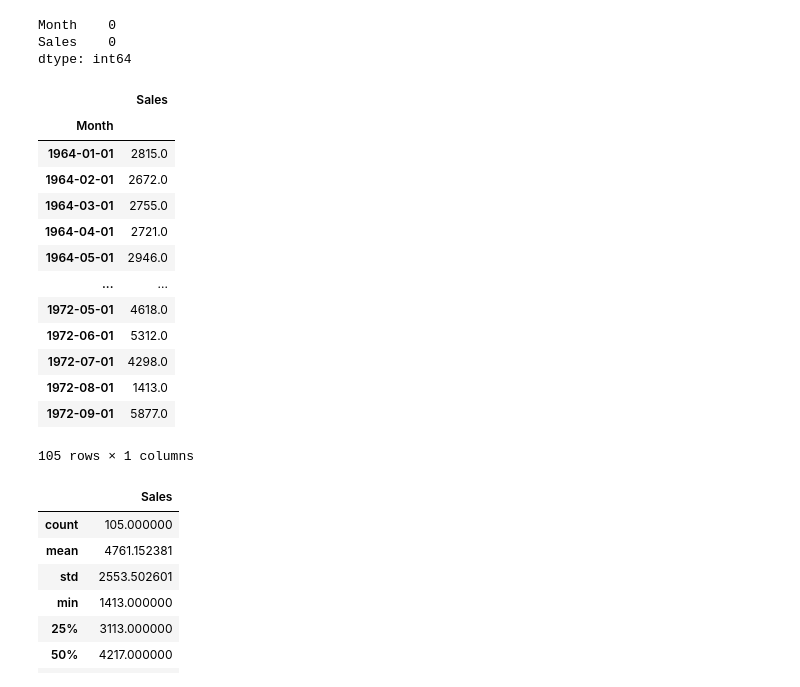
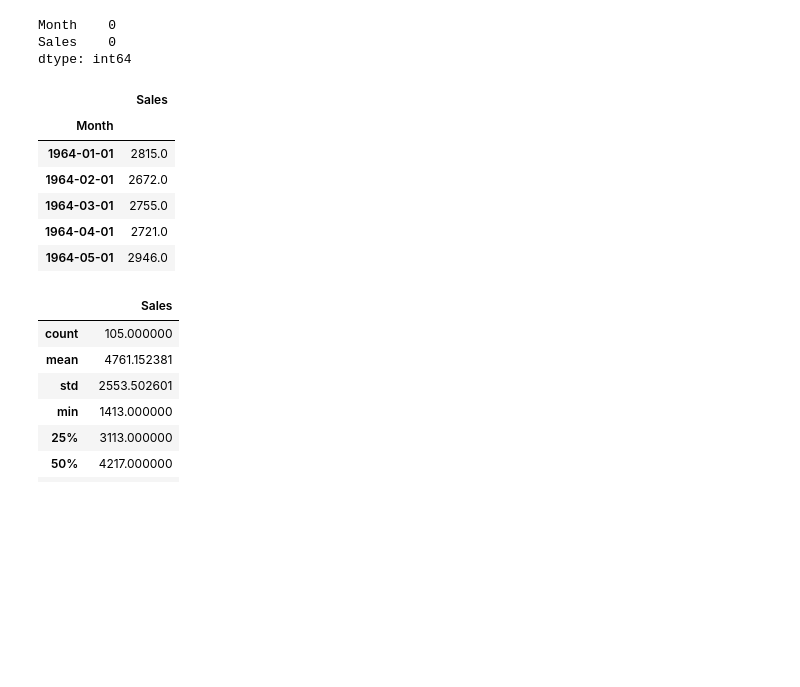
Before and after one commit to PriyankarSingha/sales_forecasting, a Jupyter notebook: sales_forecasting.ipynb, the cells around one changed output. Saved outputs shown, nothing was run; the diff lists cells and outputs as text; code cells hidden in the pictures; blank space fills up the shorter version.

```diff
--- a/sales_forecasting.ipynb
+++ b/sales_forecasting.ipynb
@@ -50,22 +50,15 @@ df['Month'] = pd.to_datetime(df['Month'])
 # %%
 df.set_index('Month',inplace=True)
 # %%
-df
+df.head()
 # %% [output]
 |  | Sales |
 | Month |  |
 | 1964-01-01 | 2815.0 |
 | 1964-02-01 | 2672.0 |
 | 1964-03-01 | 2755.0 |
 | 1964-04-01 | 2721.0 |
 | 1964-05-01 | 2946.0 |
-| ... | ... |
-| 1972-05-01 | 4618.0 |
-| 1972-06-01 | 5312.0 |
-| 1972-07-01 | 4298.0 |
-| 1972-08-01 | 1413.0 |
-| 1972-09-01 | 5877.0 |
-105 rows × 1 columns
 # %%
 df.describe()
 # %% [output]
```
Also changed, not shown: parts of 4 cells of this notebook, 2 other files.
